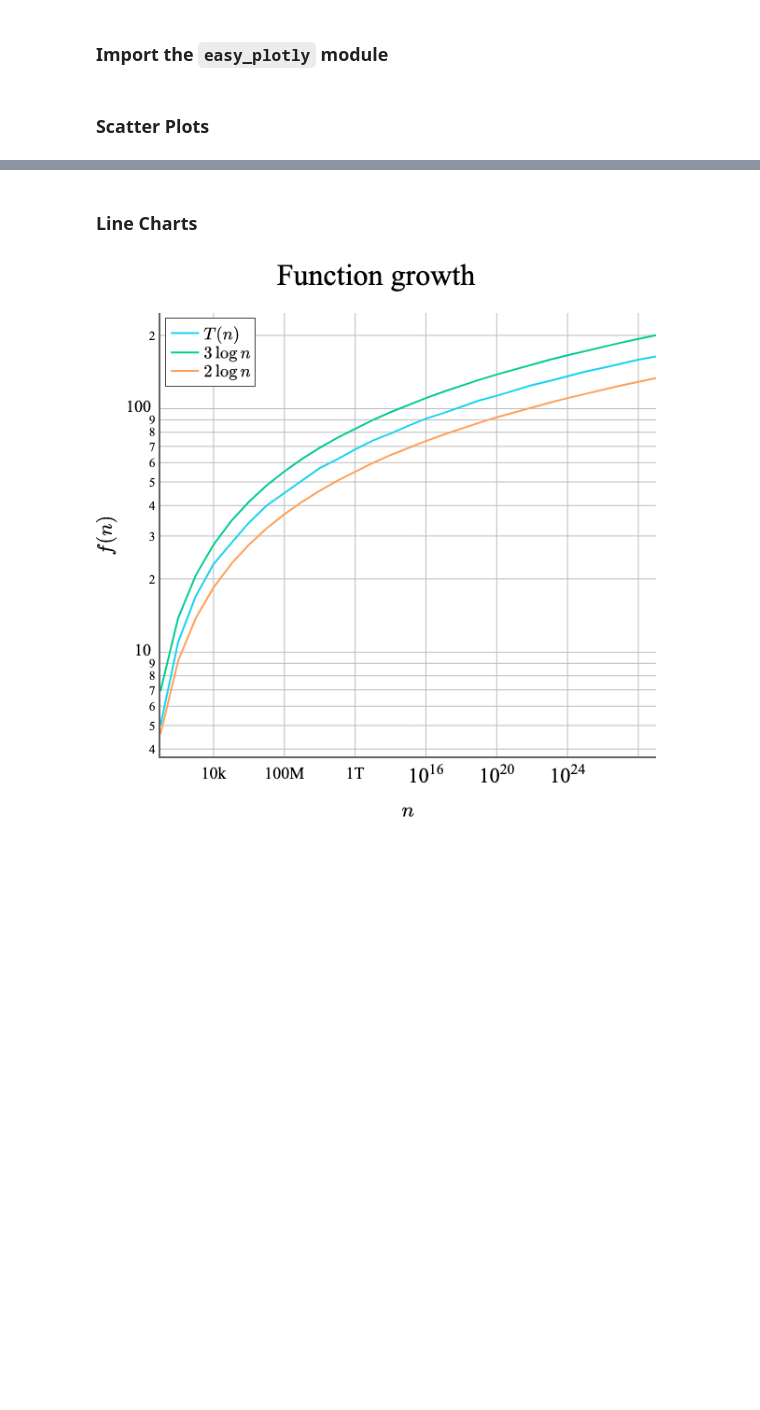
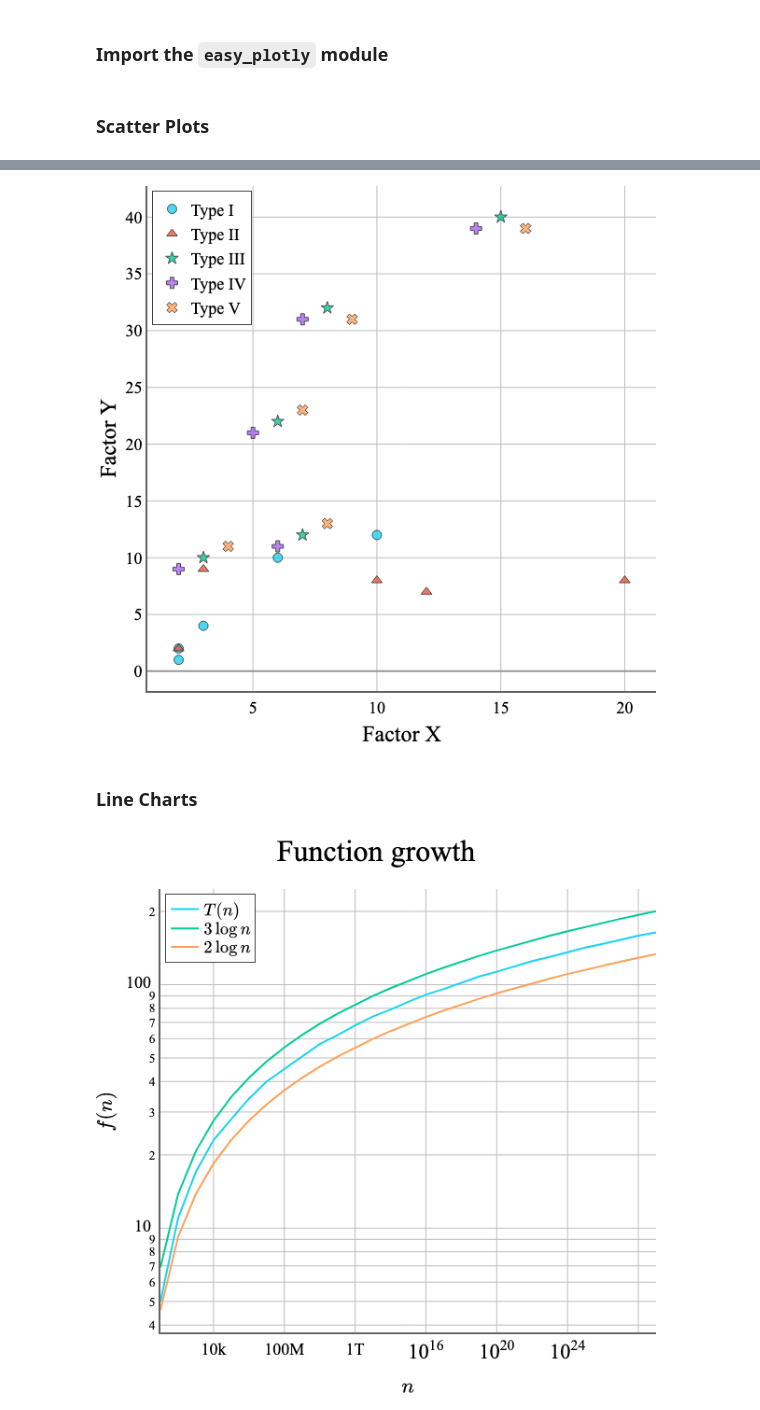
Before and after one commit to mogproject/easy-plotly, a Jupyter notebook: notebooks/01_Examples.ipynb, the cells around one changed output, grey strips where cells are left out. Cells and saved outputs as stored; diff of their text form; code cells hidden in the pictures; blank space fills up the shorter version.

```diff
--- a/notebooks/01_Examples.ipynb
+++ b/notebooks/01_Examples.ipynb
@@ -12,5 +12,7 @@ fig.add_scatter([2, 3, 10, 12, 20], [2, 9, 8, 7, 8], 'Type II', ['a', 'b', 'c',
 fig.add_scatter([3, 7, 8, 6, 15], [10, 12, 32, 22, 40], 'Type III', ['a', 'b', 'c', 'd', 'e'], 2)
 fig.add_scatter([2, 6, 7, 5, 14], [9, 11, 31, 21, 39], 'Type IV', ['a', 'b', 'c', 'd', 'e'], 3)
 fig.add_scatter([4, 8, 9, 7, 16], [11, 13, 31, 23, 39], 'Type V', ['a', 'b', 'c', 'd', 'e'], 4)
-fig.show()
+fig.to_png(show=True)
+
+# Use `fig.show()` to render an interactive widget.
 # %% [output]
@@ -18,3 +19,4 @@ fig.show()
+[figure, added]
 # %% [markdown]
 ### Line Charts
 # %%
```
Also changed, not shown: parts of 6 cells of this notebook, 1 other file.
